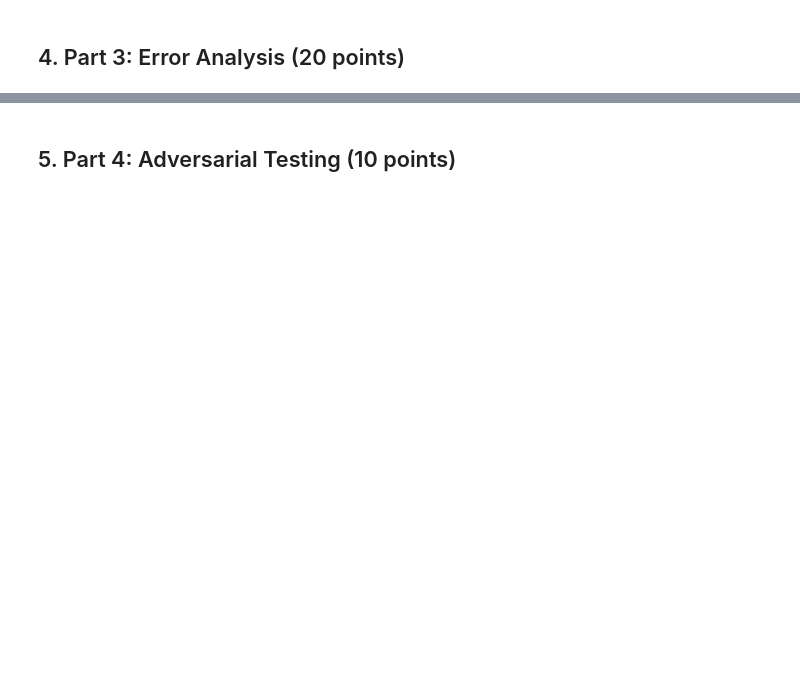
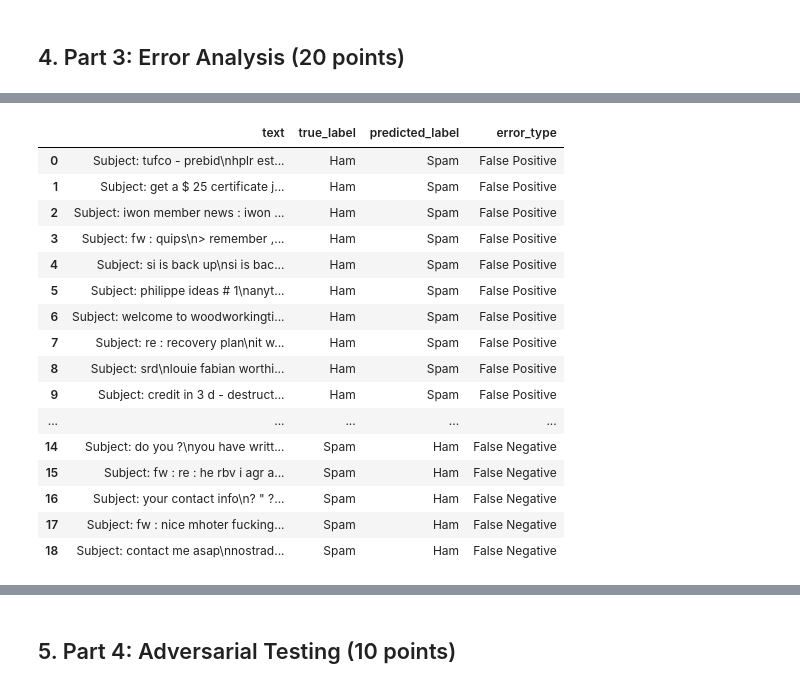
Before and after one commit to Ahmad5345/Astar-Maze-solver, a Jupyter notebook: Assignment2_SPAM_Classifier.ipynb, the cells around one changed output, grey strips where cells are left out. Cells and saved outputs as stored; diff of their text form; code cells hidden in the pictures; blank space fills up the shorter version.

```diff
--- a/Assignment2_SPAM_Classifier.ipynb
+++ b/Assignment2_SPAM_Classifier.ipynb
@@ -514,0 +1421,20 @@ print(f"p-value:     {p_value:.4e}")
+# %%
+display(svm_errors)
+# %% [output]
+|  | text | true_label | predicted_label | error_type |
+| 0 | Subject: tufco - prebid\nhplr est... | Ham | Spam | False Positive |
+| 1 | Subject: get a $ 25 certificate j... | Ham | Spam | False Positive |
+| 2 | Subject: iwon member news : iwon ... | Ham | Spam | False Positive |
+| 3 | Subject: fw : quips\n> remember ,... | Ham | Spam | False Positive |
+| 4 | Subject: si is back up\nsi is bac... | Ham | Spam | False Positive |
+| 5 | Subject: philippe ideas # 1\nanyt... | Ham | Spam | False Positive |
+| 6 | Subject: welcome to woodworkingti... | Ham | Spam | False Positive |
+| 7 | Subject: re : recovery plan\nit w... | Ham | Spam | False Positive |
+| 8 | Subject: srd\nlouie fabian worthi... | Ham | Spam | False Positive |
+| 9 | Subject: credit in 3 d - destruct... | Ham | Spam | False Positive |
+| ... | ... | ... | ... | ... |
+| 14 | Subject: do you ?\nyou have writt... | Spam | Ham | False Negative |
+| 15 | Subject: fw : re : he rbv i agr a... | Spam | Ham | False Negative |
+| 16 | Subject: your contact info\n? " ?... | Spam | Ham | False Negative |
+| 17 | Subject: fw : nice mhoter fucking... | Spam | Ham | False Negative |
+| 18 | Subject: contact me asap\nnostrad... | Spam | Ham | False Negative |
```
Also changed, not shown: parts of 63 cells of this notebook.
